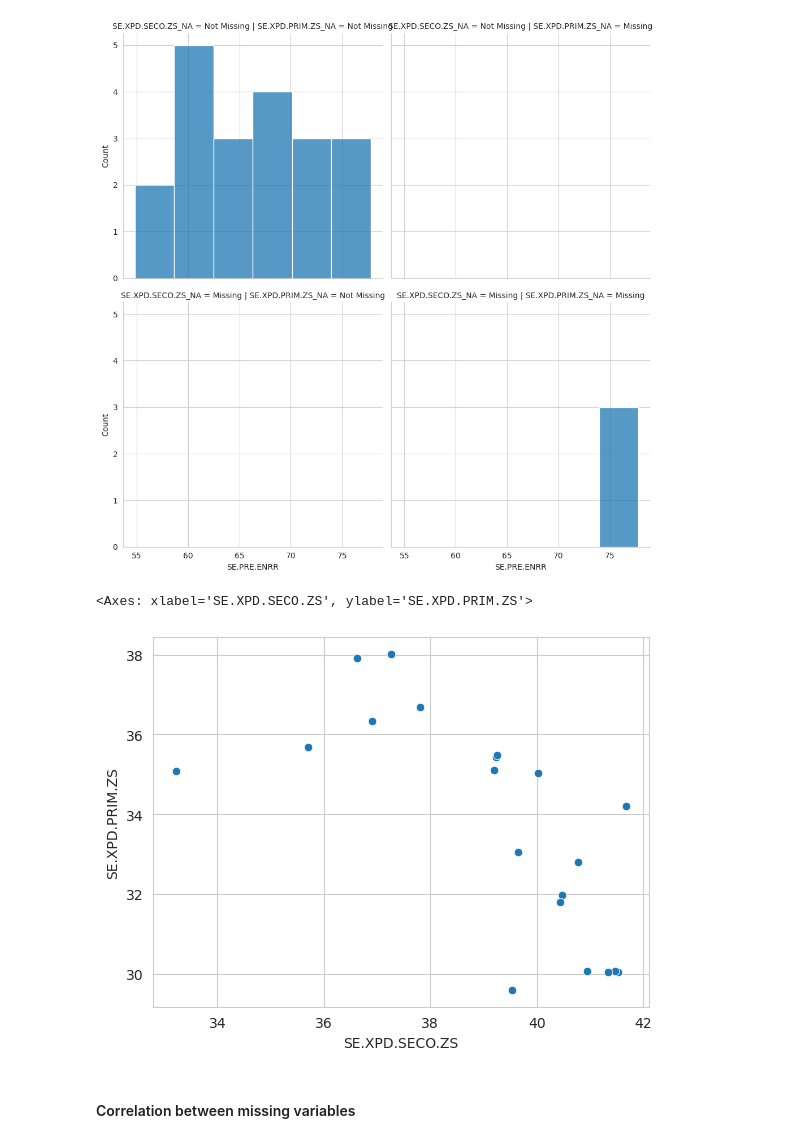
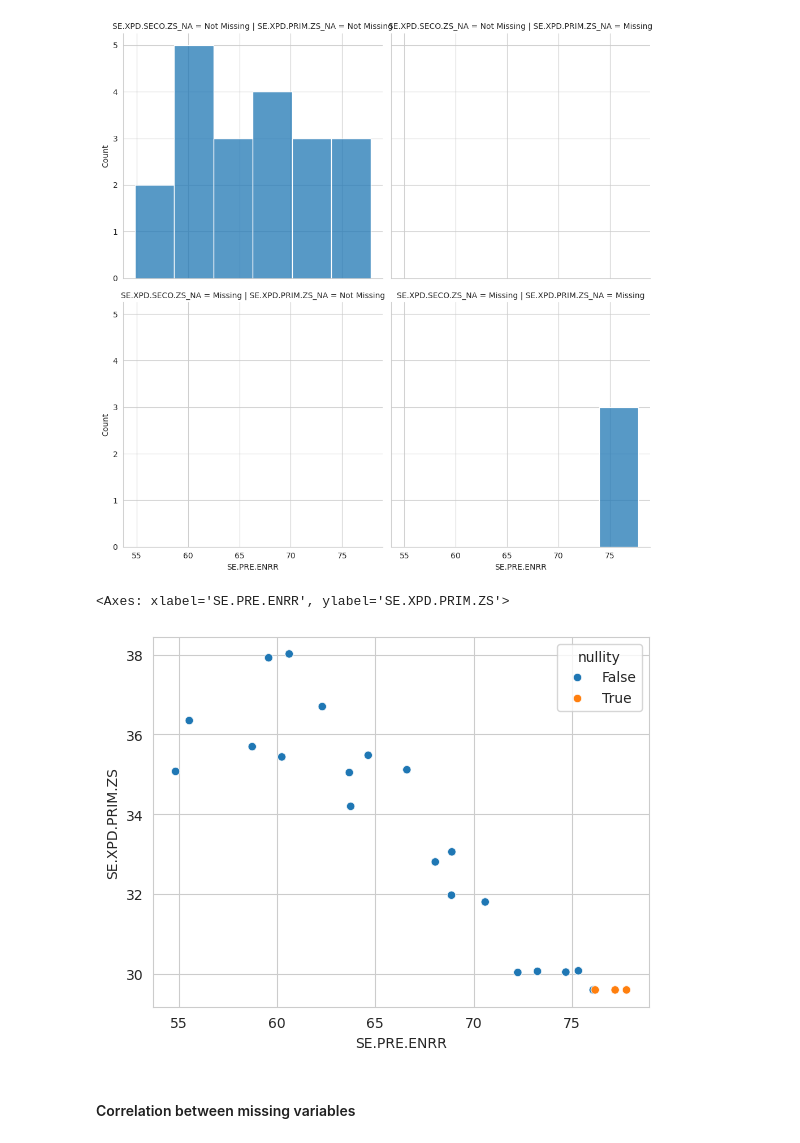
Before and after one commit to alejo-cuello/research-on-argentina, a Jupyter notebook: notebooks/0.1-alejo-explore_data.ipynb, the cells around one changed output. Cells and saved outputs as stored; diff of their text form; code cells hidden in the pictures.

```diff
--- a/notebooks/0.1-alejo-explore_data.ipynb
+++ b/notebooks/0.1-alejo-explore_data.ipynb
@@ -343,17 +343,17 @@ sns.displot(data=shadow_matrix,x="SE.PRE.ENRR",col="SE.XPD.PRIM.ZS_NA",row="SE.X
 # %% [output]
 <seaborn.axisgrid.FacetGrid at 0x...>
 [figure]
-# %%
-shadow_matrix[]
-sns.scatterplot(data=shadow_matrix, x="SE.XPD.SECO.ZS", y="SE.XPD.PRIM.ZS")
-
-# To do: transform N/A values into dummy values
-# .apply(
-#             axis="rows",
-#             func=lambda column: column.fillna(column.mean()) if "_NA" not in column.name else column
-#         )
-# %% [output]
-<Axes: xlabel='SE.XPD.SECO.ZS', ylabel='SE.XPD.PRIM.ZS'>
-[figure, removed]
+# %%
+shadow_matrix_with_na_filled = shadow_matrix.apply(
+    axis="rows",
+    func= lambda column: column.fillna(column.min()) if column.name in ["SE.XPD.SECO.ZS", "SE.XPD.PRIM.ZS"] else column
+).assign(
+        nullity=lambda df: df["SE.XPD.SECO.ZS_NA"] | df["SE.XPD.PRIM.ZS_NA"]
+    )
+
+sns.scatterplot(data=shadow_matrix_with_na_filled, x="SE.PRE.ENRR", y="SE.XPD.PRIM.ZS", hue="nullity")
+# %% [output]
+<Axes: xlabel='SE.PRE.ENRR', ylabel='SE.XPD.PRIM.ZS'>
+[figure, added]
 # %% [markdown]
 #### Correlation between missing variables
```
Also changed, not shown: parts of 5 cells of this notebook.
